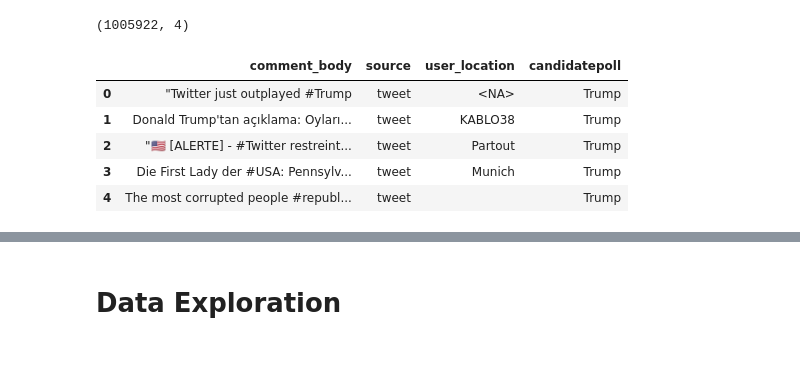
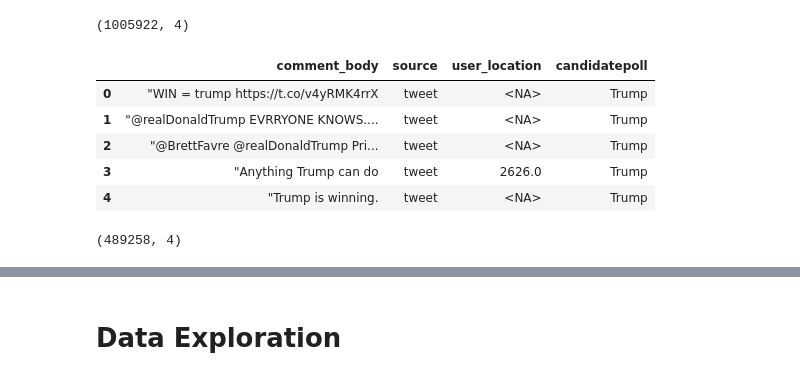
Before and after one commit to cfitzpatrick89/ADS508_GroupProject, a Jupyter notebook: EDA.ipynb, the cells around one changed output, grey strips where cells are left out. Drawn from its saved outputs; the diff is of its cells as text; code cells hidden in the pictures.

```diff
--- a/EDA.ipynb
+++ b/EDA.ipynb
@@ -383,22 +372,23 @@ df.head(5)
 import awswrangler as wr
 # %%
-p_filter = lambda x: x["candidatepoll"] == "Trump"
+t_filter = lambda x: x["candidatepoll"] == "Trump"
+b_filter = lambda x: x["candidatepoll"] == "Biden"
 # %%
 path =  "s3://{}/ADS508_project/parquet".format(bucket)
 
-df_parquet_results = wr.s3.read_parquet(
-    path, columns=["comment_body", "source", "user_location", "candidatepoll"], partition_filter=p_filter, dataset=True
+df_parquet_results_trump = wr.s3.read_parquet(
+    path, columns=["comment_body", "source", "user_location", "candidatepoll"], partition_filter=t_filter, dataset=True
 )
 
-df_parquet_results.shape
+df_parquet_results_trump.shape
 # %% [output]
 (1005922, 4)
 # %%
-df_parquet_results.head(5)
+df_parquet_results_trump.head(5)
 # %% [output]
 |  | comment_body | source | user_location | candidatepoll |
-| 0 | "Twitter just outplayed #Trump | tweet | <NA> | Trump |
-| 1 | Donald Trump'tan açıklama: Oyları... | tweet | KABLO38 | Trump |
-| 2 | "🇺🇸 [ALERTE] - #Twitter restreint... | tweet | Partout | Trump |
-| 3 | Die First Lady der #USA: Pennsylv... | tweet | Munich | Trump |
-| 4 | The most corrupted people #republ... | tweet |  | Trump |
+| 0 | "WIN = trump https://t.co/v4yRMK4rrX | tweet | <NA> | Trump |
+| 1 | "@realDonaldTrump EVRRYONE KNOWS.... | tweet | <NA> | Trump |
+| 2 | "@BrettFavre @realDonaldTrump Pri... | tweet | <NA> | Trump |
+| 3 | "Anything Trump can do | tweet | 2626.0 | Trump |
+| 4 | "Trump is winning. | tweet | <NA> | Trump |
@@ -408,0 +395,11 @@ df_parquet_results.head(5)
+# %%
+path =  "s3://{}/ADS508_project/parquet".format(bucket)
+
+# Call all public discourse data from
+df_parquet_results_biden = wr.s3.read_parquet(
+    path, columns=["comment_body", "source", "user_location", "candidatepoll"], partition_filter=b_filter, dataset=True
+)
+
+df_parquet_results_biden.shape
+# %% [output]
+(489258, 4)
```
Also changed, not shown: parts of 16 cells of this notebook.
